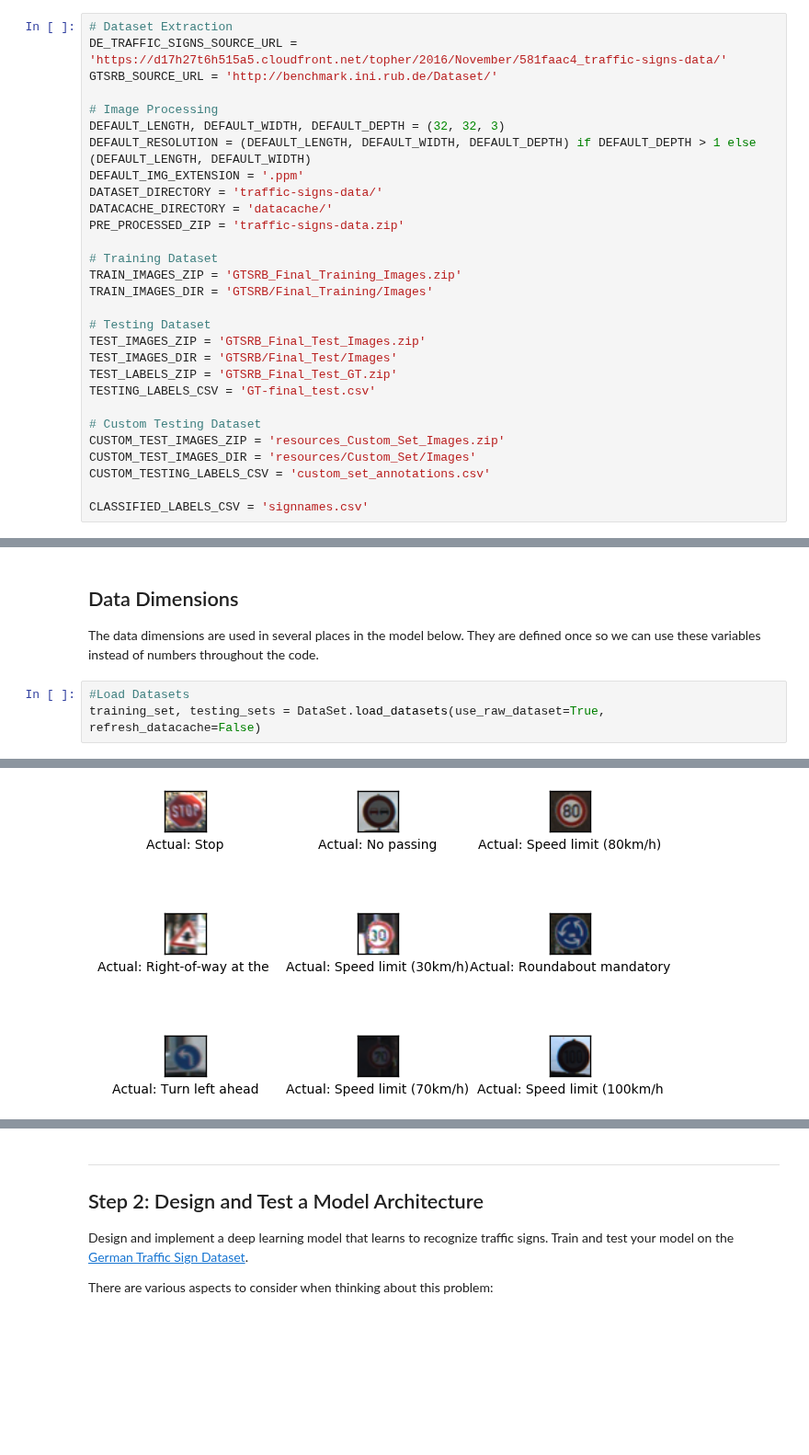
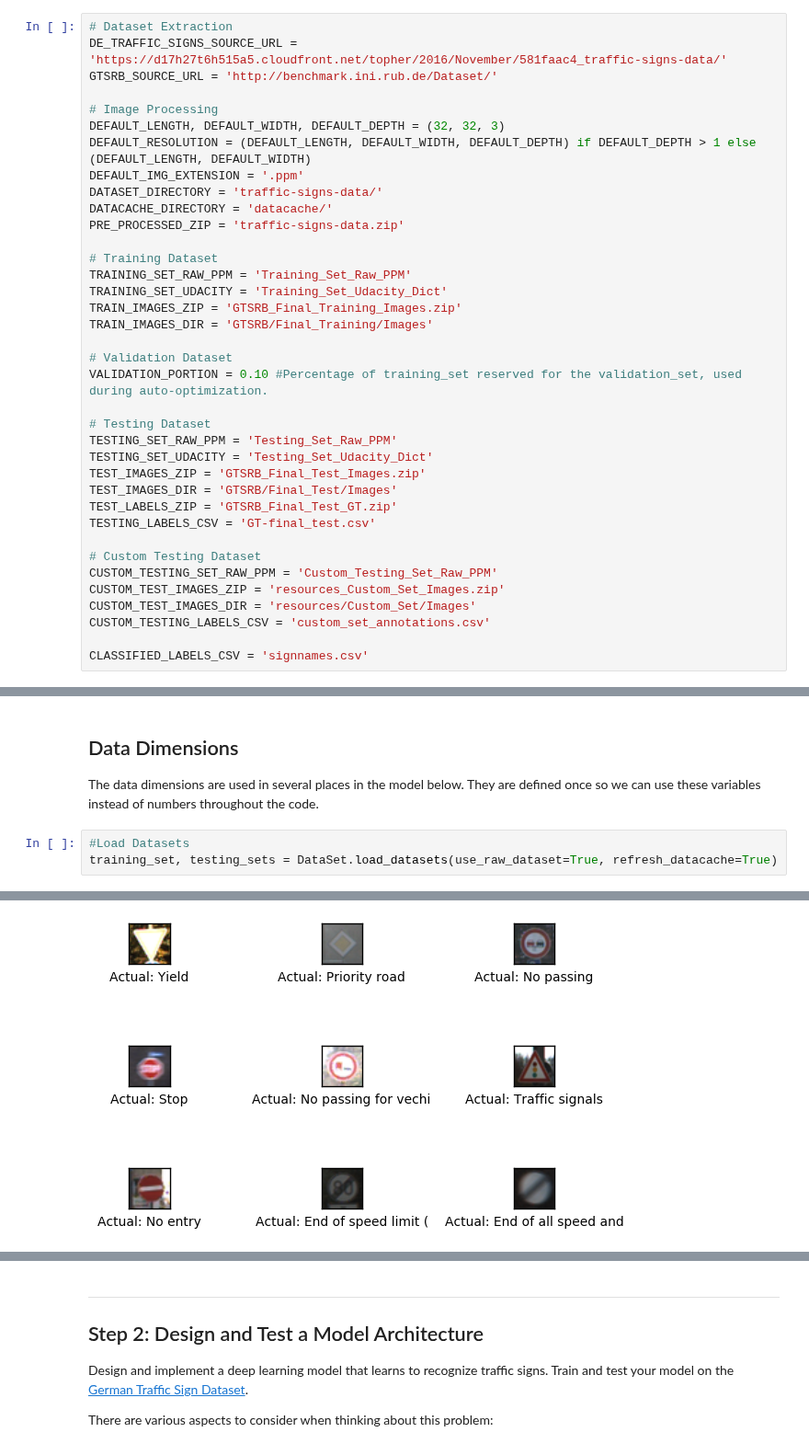
Before and after one commit to deanofthewebb/traffic-signs, a Jupyter notebook: Traffic_Signs_Recognition.ipynb, the cells around one changed output, grey strips where cells are left out. Shown at 92% size. Saved outputs shown, nothing was run; the diff lists cells and outputs as text; blank space fills up the shorter version.

Commit message:
Adding some reporting methods... adding validation_set stub

```diff
--- a/Traffic_Signs_Recognition.ipynb
+++ b/Traffic_Signs_Recognition.ipynb
@@ -80,16 +80,24 @@ DATACACHE_DIRECTORY = 'datacache/'
 PRE_PROCESSED_ZIP = 'traffic-signs-data.zip'
 
 # Training Dataset
+TRAINING_SET_RAW_PPM = 'Training_Set_Raw_PPM'
+TRAINING_SET_UDACITY = 'Training_Set_Udacity_Dict'
 TRAIN_IMAGES_ZIP = 'GTSRB_Final_Training_Images.zip'
 TRAIN_IMAGES_DIR = 'GTSRB/Final_Training/Images'
 
+# Validation Dataset
+VALIDATION_PORTION = 0.10 #Percentage of training_set reserved for the validation_set, used during auto-optimization.
+
 # Testing Dataset
+TESTING_SET_RAW_PPM = 'Testing_Set_Raw_PPM'
+TESTING_SET_UDACITY = 'Testing_Set_Udacity_Dict'
 TEST_IMAGES_ZIP = 'GTSRB_Final_Test_Images.zip'
 TEST_IMAGES_DIR = 'GTSRB/Final_Test/Images'
 TEST_LABELS_ZIP = 'GTSRB_Final_Test_GT.zip'
 TESTING_LABELS_CSV = 'GT-final_test.csv'
 
 # Custom Testing Dataset
+CUSTOM_TESTING_SET_RAW_PPM = 'Custom_Testing_Set_Raw_PPM'
 CUSTOM_TEST_IMAGES_ZIP = 'resources_Custom_Set_Images.zip'
 CUSTOM_TEST_IMAGES_DIR = 'resources/Custom_Set/Images'
 CUSTOM_TESTING_LABELS_CSV = 'custom_set_annotations.csv'
@@ -527,5 +581,5 @@ class DataSet(object):
 The data dimensions are used in several places in the model below. They are defined once so we can use these variables instead of numbers throughout the code.
 # %%
 #Load Datasets
-training_set, testing_sets = DataSet.load_datasets(use_raw_dataset=True, refresh_datacache=False)
+training_set, testing_sets = DataSet.load_datasets(use_raw_dataset=True, refresh_datacache=True)
 # %% [output]
@@ -545 +622 @@ Number of image examples in the set: 12630
-[figure, old version]
+[figure, new version]
```
Also changed, not shown: parts of 12 cells of this notebook.
